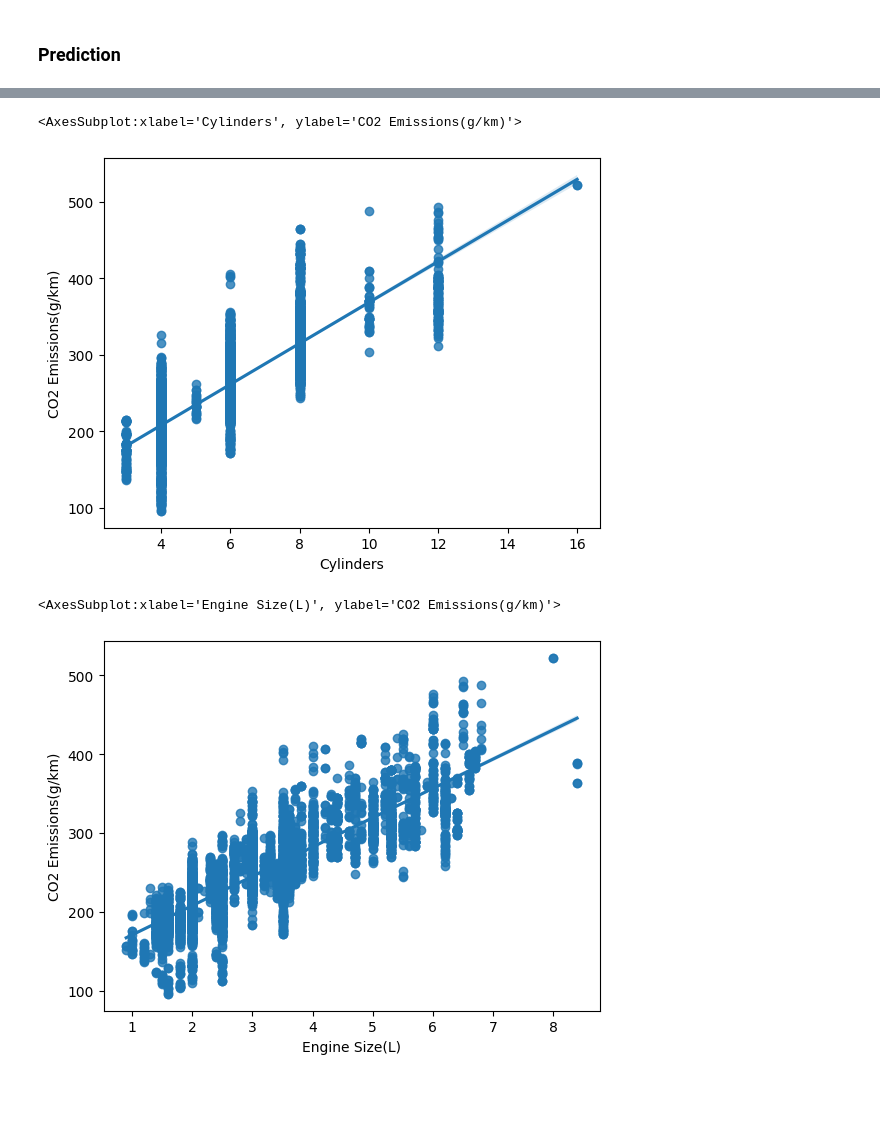
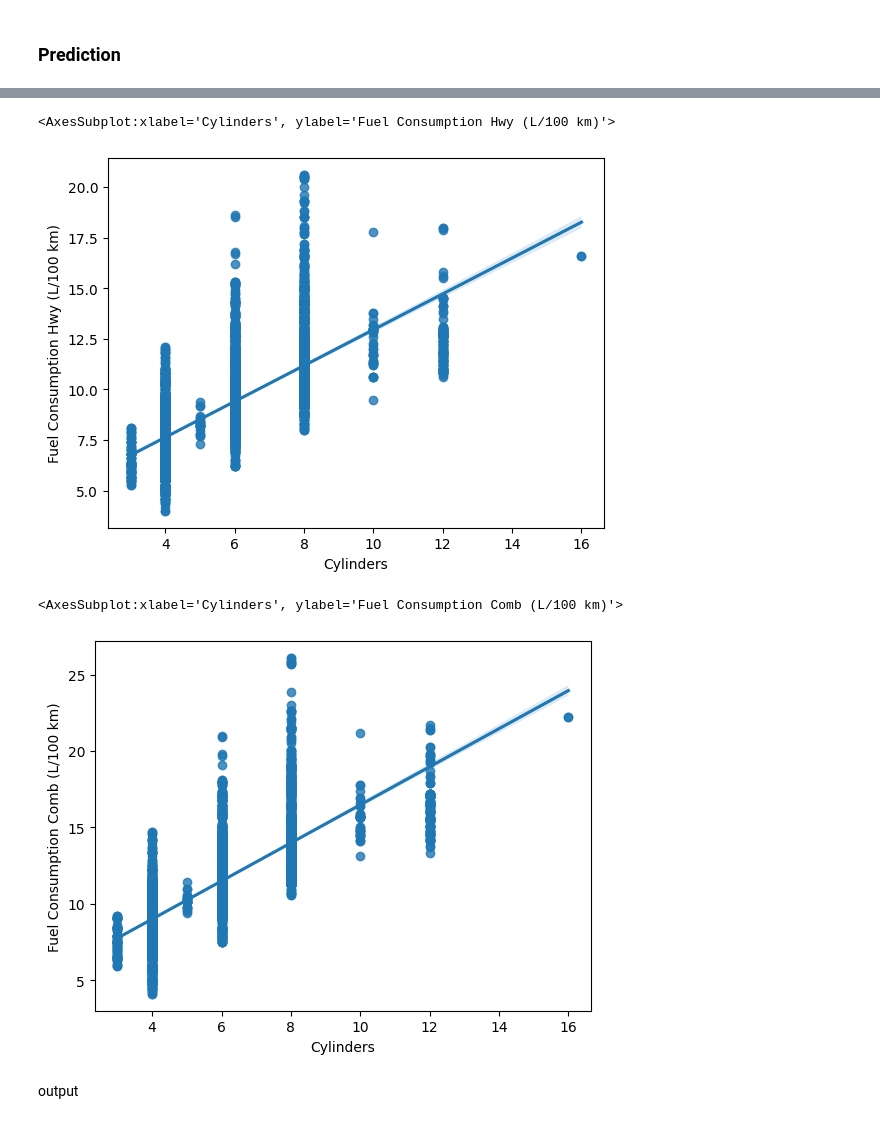
Before and after one commit to Gabecodex/Cars_Emisions_Canada, a Jupyter notebook: notebook.ipynb, the cells around one changed output, grey strips where cells are left out. Saved outputs shown, nothing was run; the diff lists cells and outputs as text; code cells hidden in the pictures; blank space fills up the shorter version.

Commit message:
best relation graph

```diff
--- a/notebook.ipynb
+++ b/notebook.ipynb
@@ -280,11 +324,13 @@ X does not have valid feature names, but LinearRegression was fitted with featur
 # %%
-# D	E	N	X	Z
-sns.regplot(x = "Cylinders", y = 'CO2 Emissions(g/km)', data= df2)
+
+sns.regplot(x = "Cylinders", y = 'Fuel Consumption Hwy (L/100 km)', data= df2)
 # %% [output]
-<AxesSubplot:xlabel='Cylinders', ylabel='CO2 Emissions(g/km)'>
+<AxesSubplot:xlabel='Cylinders', ylabel='Fuel Consumption Hwy (L/100 km)'>
-[figure, old version]
+[figure, new version]
 # %%
-sns.regplot(x = "Engine Size(L)", y = 'CO2 Emissions(g/km)', data= df2)
+sns.regplot(x = "Cylinders", y = 'Fuel Consumption Comb (L/100 km)', data= df2)
 # %% [output]
-<AxesSubplot:xlabel='Engine Size(L)', ylabel='CO2 Emissions(g/km)'>
+<AxesSubplot:xlabel='Cylinders', ylabel='Fuel Consumption Comb (L/100 km)'>
-[figure, old version]
+[figure, new version]
+# %% [markdown]
+output
```
Also changed, not shown: parts of 15 cells of this notebook, 1 other file.
